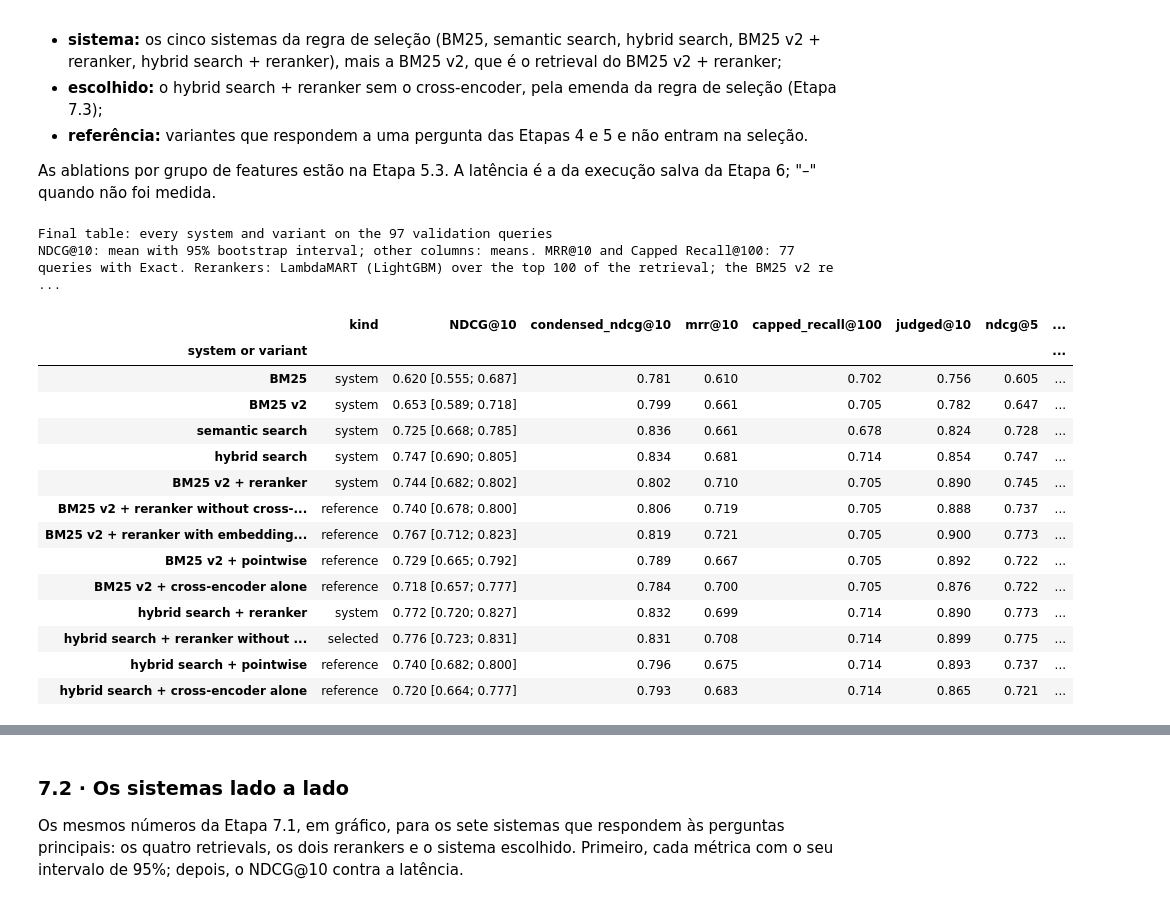
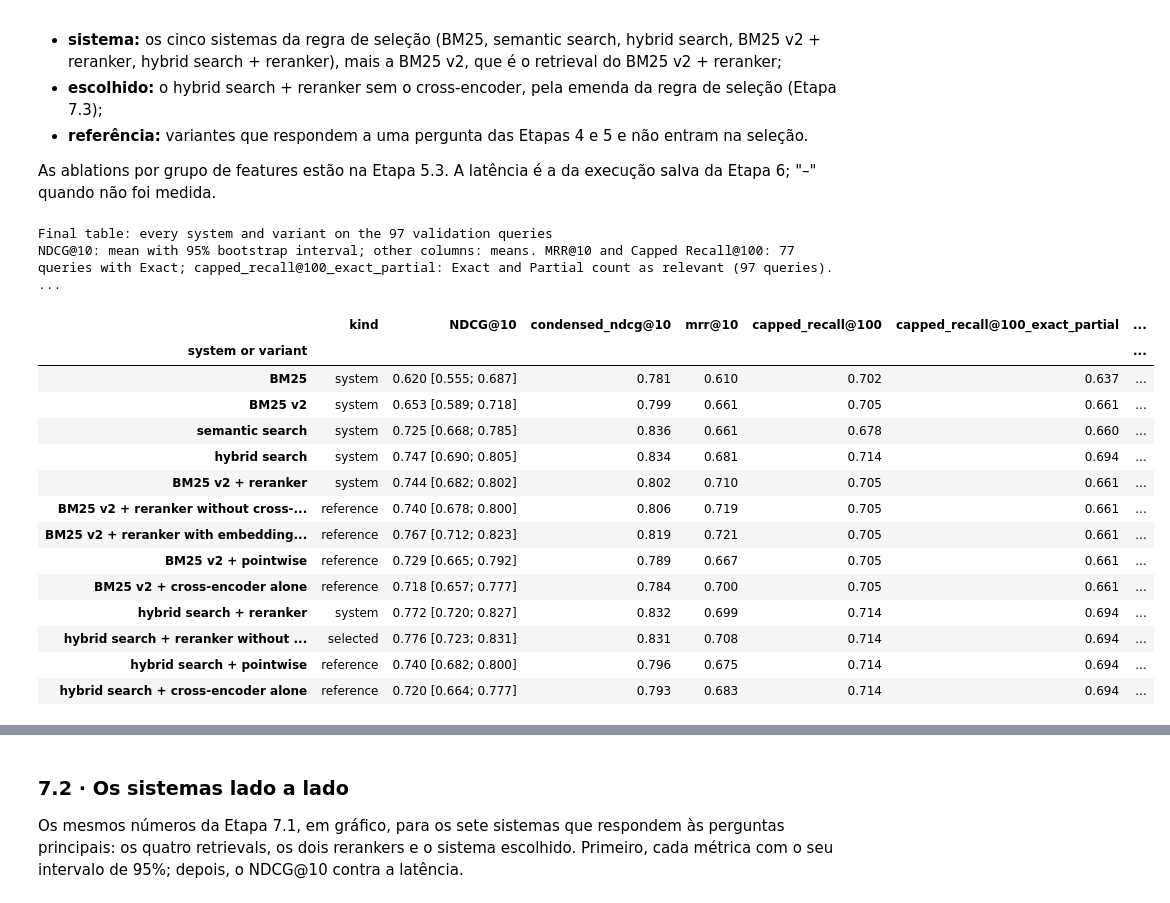
Before and after one commit to lubepe/ml_challenge, a Jupyter notebook: notebooks/04_reranker.ipynb, the cells around one changed output, grey strips where cells are left out. Cells and saved outputs as stored; diff of their text form; code cells hidden in the pictures.

```diff
--- a/notebooks/04_reranker.ipynb
+++ b/notebooks/04_reranker.ipynb
@@ -688,7 +689,7 @@ for name in SYSTEMS:
         validation_runs[name], labels_by_query, metrics.SENSITIVITY_NDCG_CUTOFFS)
     validation_per_query[(name, "reranker")], final_models[name] = validation_metrics(name, SYSTEM_FEATURES[name])
 
-SUMMARY_METRICS = METRICS + ["capped_recall@100"]
+SUMMARY_METRICS = METRICS + ["capped_recall@100", "capped_recall@100_exact_partial"]
 validation_summary = pd.DataFrame({
     f"{name} | {variant}": evaluate.summary_table(validation_per_query[(name, variant)][SUMMARY_METRICS]).apply(
         lambda row: evaluate.format_ci(row["mean"], row["ci_low"], row["ci_high"]), axis=1)
@@ -696,6 +697,7 @@ validation_summary = pd.DataFrame({
 }).rename_axis("metric")
 display(plots.table(validation_summary, "Retrieval order and reranker of each retrieval on the 97 validation queries",
                     note="Mean with 95% bootstrap interval. MRR@10 and Capped Recall@100: 77 validation queries with Exact. "
+                         "capped_recall@100_exact_partial: Exact and Partial count as relevant (97 queries). "
                          "The reranker only reorders the top 100, so its Capped Recall@100 equals the retrieval's."))
 
 reranker_gain = {name: evaluate.compare_systems(validation_per_query[(name, "reranker")][METRICS],
@@ -1118,51 +1121,52 @@ FINAL_ROWS = {
     "BM25 v2 + reranker with embedding features": ("reference", validation_per_query[("BM25 v2", "with embedding features")], "BM25 v2", None),
     "BM25 v2 + pointwise": ("reference", validation_per_query[("BM25 v2", "pointwise")], "BM25 v2", None),
     "BM25 v2 + cross-encoder alone": ("reference", validation_per_query[("BM25 v2", "cross-encoder alone")], "BM25 v2", None),
     "hybrid search + reranker": ("system", validation_per_query[("hybrid", "reranker")], "hybrid", ("hybrid", "reranker")),
     "hybrid search + reranker without cross-encoder": ("selected", validation_per_query[("hybrid", "without cross_encoder")], "hybrid",
                                                        ("hybrid", "without cross_encoder")),
     "hybrid search + pointwise": ("reference", validation_per_query[("hybrid", "pointwise")], "hybrid", None),
     "hybrid search + cross-encoder alone": ("reference", validation_per_query[("hybrid", "cross-encoder alone")], "hybrid", None),
 }
-MEAN_COLUMNS = ["condensed_ndcg@10", "mrr@10", "capped_recall@100", "judged@10", "ndcg@5", "ndcg@15"]
+MEAN_COLUMNS = ["condensed_ndcg@10", "mrr@10", "capped_recall@100", "capped_recall@100_exact_partial", "judged@10", "ndcg@5", "ndcg@15"]
 
 
 def milliseconds(series, quantile):
     return "–" if series is None else f"{series.quantile(quantile):.1f}"
 
 
 final_table = pd.DataFrame({
     name: {
         "kind": kind,
         "NDCG@10": evaluate.format_ci(*evaluate.summary_table(per_query[["ndcg@10"]]).loc["ndcg@10", ["mean", "ci_low", "ci_high"]]),
         **{column: f"{per_query[column].mean():.3f}" for column in MEAN_COLUMNS},
         "retrieval p50 / p95 (ms)": f"{milliseconds(retrieval_latency[retrieval_name], 0.5)} / {milliseconds(retrieval_latency[retrieval_name], 0.95)}",
         "ranking p50 / p95 (ms)": "–" if ranking_key is None else
             f"{milliseconds(ranking_latency[ranking_key], 0.5)} / {milliseconds(ranking_latency[ranking_key], 0.95)}",
     } for name, (kind, per_query, retrieval_name, ranking_key) in FINAL_ROWS.items()
 }).T.rename_axis("system or variant")
 plots.table(final_table, "Final table: every system and variant on the 97 validation queries", max_text_length=60,
-            note="NDCG@10: mean with 95% bootstrap interval; other columns: means. MRR@10 and Capped Recall@100: 77 queries with Exact. "
+            note="NDCG@10: mean with 95% bootstrap interval; other columns: means. MRR@10 and Capped Recall@100: 77 queries with Exact; "
+                 "capped_recall@100_exact_partial: Exact and Partial count as relevant (97 queries). "
                  "Rerankers: LambdaMART (LightGBM) over the top 100 of the retrieval; the BM25 v2 rerankers do not use the embedding model. "
                  "Latency: saved run of Etapa 6, CPU only; ranking excludes the retrieval time; – : not measured.")
 # %% [output]
 Final table: every system and variant on the 97 validation queries
-NDCG@10: mean with 95% bootstrap interval; other columns: means. MRR@10 and Capped Recall@100: 77 queries with Exact. Rerankers: LambdaMART (LightGBM) over the top 100 of the retrieval; the BM25 v2 re ...
+NDCG@10: mean with 95% bootstrap interval; other columns: means. MRR@10 and Capped Recall@100: 77 queries with Exact; capped_recall@100_exact_partial: Exact and Partial count as relevant (97 queries). ...
-|  | kind | NDCG@10 | condensed_ndcg@10 | mrr@10 | capped_recall@100 | judged@10 | ndcg@5 | ... |
-| system or variant |  |  |  |  |  |  |  | ... |
-| BM25 | system | 0.620 [0.555; 0.687] | 0.781 | 0.610 | 0.702 | 0.756 | 0.605 | ... |
-| BM25 v2 | system | 0.653 [0.589; 0.718] | 0.799 | 0.661 | 0.705 | 0.782 | 0.647 | ... |
-| semantic search | system | 0.725 [0.668; 0.785] | 0.836 | 0.661 | 0.678 | 0.824 | 0.728 | ... |
-| hybrid search | system | 0.747 [0.690; 0.805] | 0.834 | 0.681 | 0.714 | 0.854 | 0.747 | ... |
-| BM25 v2 + reranker | system | 0.744 [0.682; 0.802] | 0.802 | 0.710 | 0.705 | 0.890 | 0.745 | ... |
-| BM25 v2 + reranker without cross-... | reference | 0.740 [0.678; 0.800] | 0.806 | 0.719 | 0.705 | 0.888 | 0.737 | ... |
-| BM25 v2 + reranker with embedding... | reference | 0.767 [0.712; 0.823] | 0.819 | 0.721 | 0.705 | 0.900 | 0.773 | ... |
-| BM25 v2 + pointwise | reference | 0.729 [0.665; 0.792] | 0.789 | 0.667 | 0.705 | 0.892 | 0.722 | ... |
-| BM25 v2 + cross-encoder alone | reference | 0.718 [0.657; 0.777] | 0.784 | 0.700 | 0.705 | 0.876 | 0.722 | ... |
-| hybrid search + reranker | system | 0.772 [0.720; 0.827] | 0.832 | 0.699 | 0.714 | 0.890 | 0.773 | ... |
-| hybrid search + reranker without ... | selected | 0.776 [0.723; 0.831] | 0.831 | 0.708 | 0.714 | 0.899 | 0.775 | ... |
-| hybrid search + pointwise | reference | 0.740 [0.682; 0.800] | 0.796 | 0.675 | 0.714 | 0.893 | 0.737 | ... |
-| hybrid search + cross-encoder alone | reference | 0.720 [0.664; 0.777] | 0.793 | 0.683 | 0.714 | 0.865 | 0.721 | ... |
+|  | kind | NDCG@10 | condensed_ndcg@10 | mrr@10 | capped_recall@100 | capped_recall@100_exact_partial | ... |
+| system or variant |  |  |  |  |  |  | ... |
+| BM25 | system | 0.620 [0.555; 0.687] | 0.781 | 0.610 | 0.702 | 0.637 | ... |
+| BM25 v2 | system | 0.653 [0.589; 0.718] | 0.799 | 0.661 | 0.705 | 0.661 | ... |
+| semantic search | system | 0.725 [0.668; 0.785] | 0.836 | 0.661 | 0.678 | 0.660 | ... |
+| hybrid search | system | 0.747 [0.690; 0.805] | 0.834 | 0.681 | 0.714 | 0.694 | ... |
+| BM25 v2 + reranker | system | 0.744 [0.682; 0.802] | 0.802 | 0.710 | 0.705 | 0.661 | ... |
+| BM25 v2 + reranker without cross-... | reference | 0.740 [0.678; 0.800] | 0.806 | 0.719 | 0.705 | 0.661 | ... |
+| BM25 v2 + reranker with embedding... | reference | 0.767 [0.712; 0.823] | 0.819 | 0.721 | 0.705 | 0.661 | ... |
+| BM25 v2 + pointwise | reference | 0.729 [0.665; 0.792] | 0.789 | 0.667 | 0.705 | 0.661 | ... |
+| BM25 v2 + cross-encoder alone | reference | 0.718 [0.657; 0.777] | 0.784 | 0.700 | 0.705 | 0.661 | ... |
+| hybrid search + reranker | system | 0.772 [0.720; 0.827] | 0.832 | 0.699 | 0.714 | 0.694 | ... |
+| hybrid search + reranker without ... | selected | 0.776 [0.723; 0.831] | 0.831 | 0.708 | 0.714 | 0.694 | ... |
+| hybrid search + pointwise | reference | 0.740 [0.682; 0.800] | 0.796 | 0.675 | 0.714 | 0.694 | ... |
+| hybrid search + cross-encoder alone | reference | 0.720 [0.664; 0.777] | 0.793 | 0.683 | 0.714 | 0.694 | ... |
 # %% [markdown]
 **Resultados**
 - **O maior NDCG@10 é o do hybrid search + reranker sem o cross-encoder (0,776),** seguido do hybrid search + reranker (0,772) e do BM25 v2 + reranker com as features de embedding (0,767), que é só uma referência.
```
Also changed, not shown: parts of 10 cells of this notebook, 2 other files.
